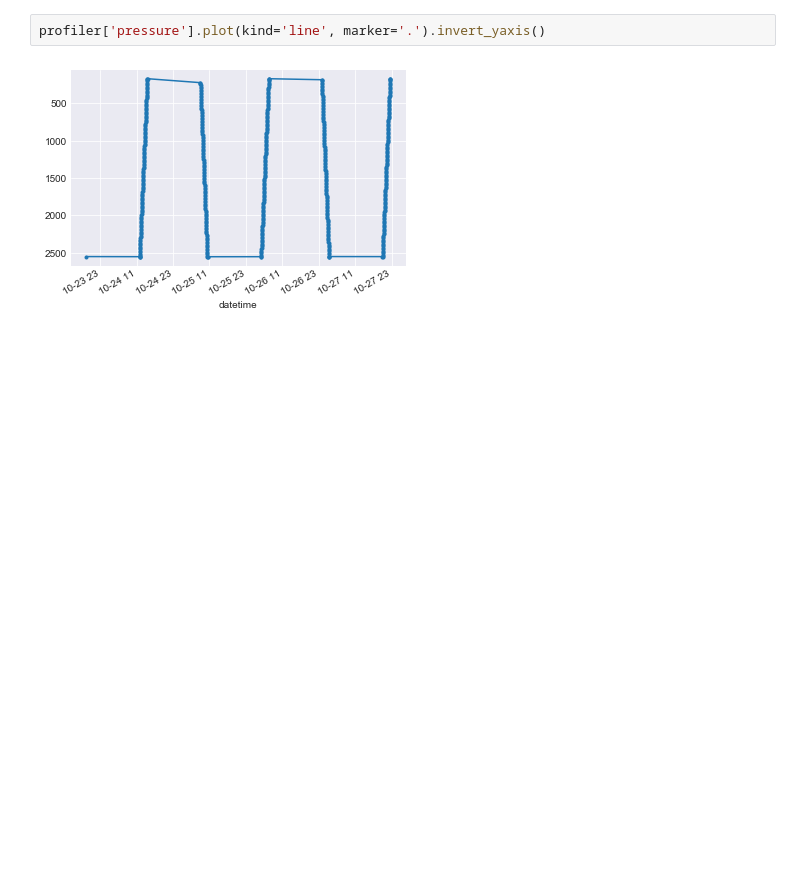
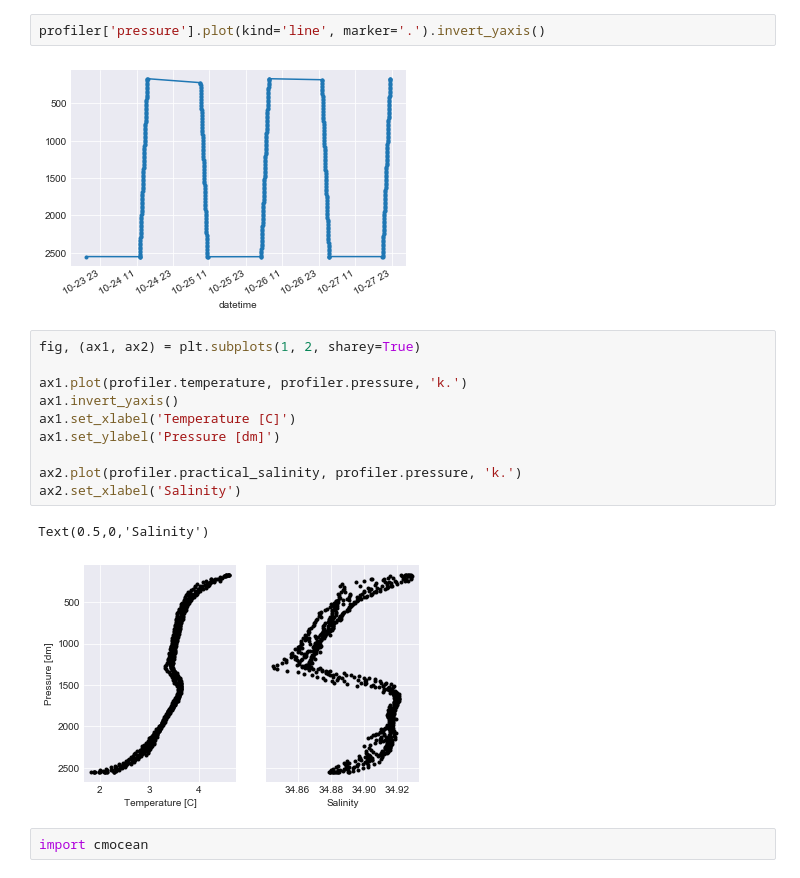
Before and after one commit to nlbeaird/OOI, a Jupyter notebook: OOI_play.ipynb, the cells around one changed output. Saved outputs shown, nothing was run; the diff lists cells and outputs as text; blank space fills up the shorter version.

Commit message:
add TS plots

```diff
--- a/OOI_play.ipynb
+++ b/OOI_play.ipynb
@@ -184,3 +184,18 @@ plot the profiler casts
 profiler['pressure'].plot(kind='line', marker='.').invert_yaxis()
 # %% [output]
 [figure]
+# %%
+fig, (ax1, ax2) = plt.subplots(1, 2, sharey=True)
+
+ax1.plot(profiler.temperature, profiler.pressure, 'k.')
+ax1.invert_yaxis()
+ax1.set_xlabel('Temperature [C]')
+ax1.set_ylabel('Pressure [dm]')
+
+ax2.plot(profiler.practical_salinity, profiler.pressure, 'k.')
+ax2.set_xlabel('Salinity')
+# %% [output]
+Text(0.5,0,'Salinity')
+[figure, added]
+# %%
+import cmocean
```
Also changed, not shown: parts of 1 cell of this notebook.
